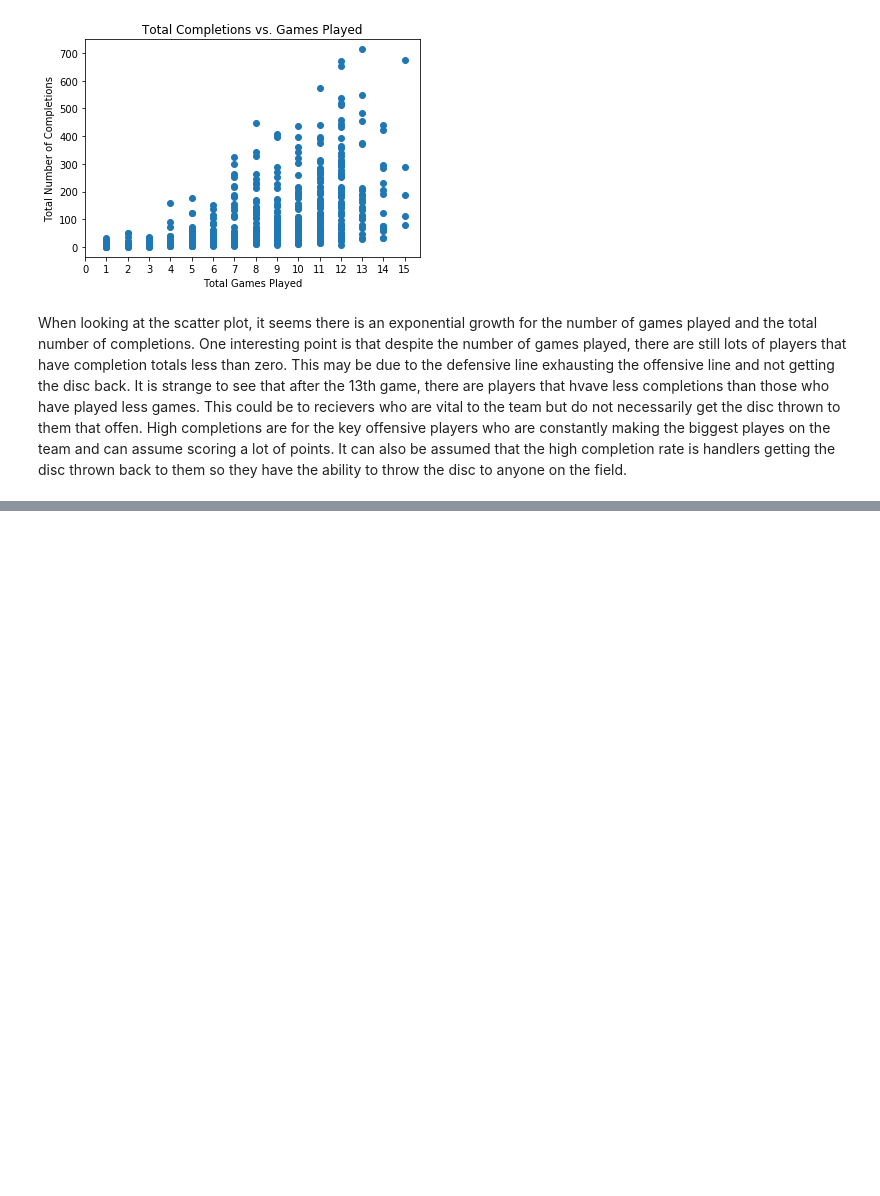
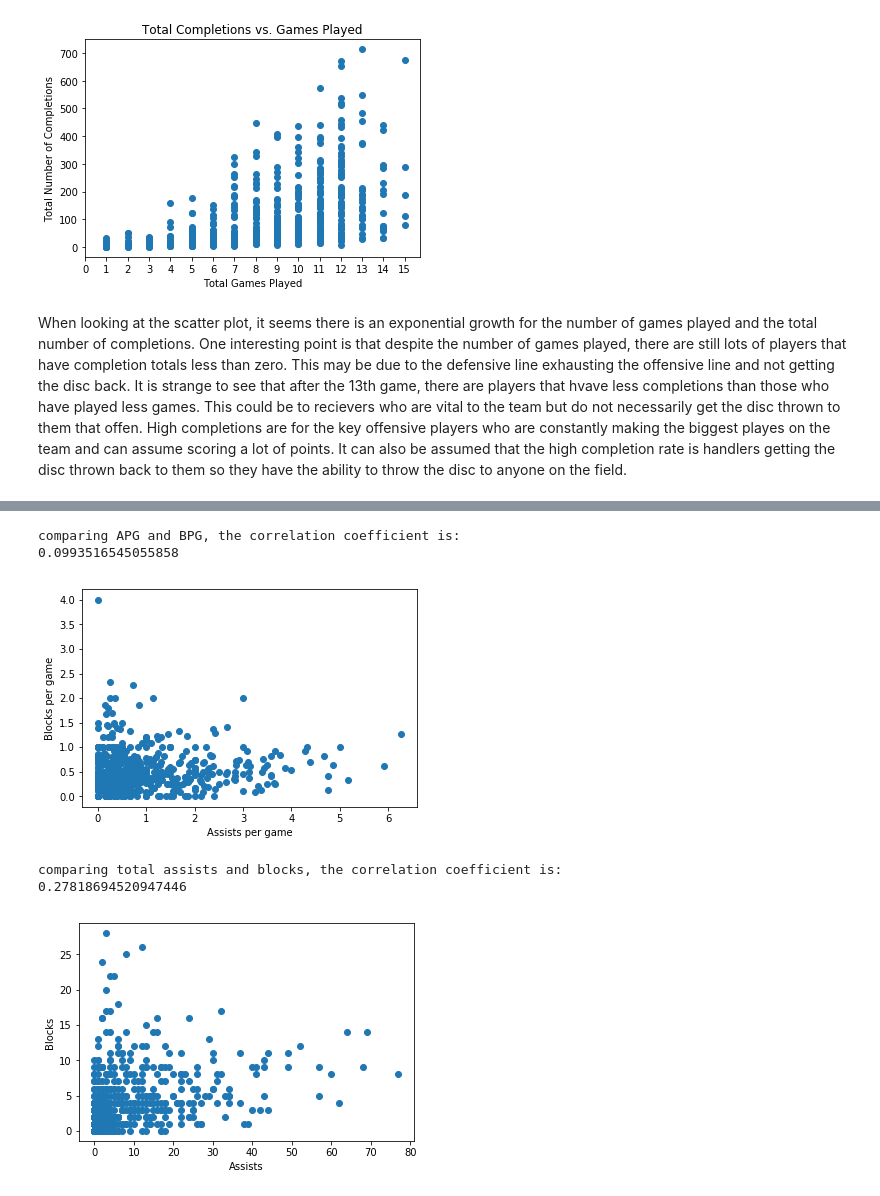
Before and after one commit to Samcfuchs/2950, a Jupyter notebook: notebooks/main.ipynb, the cells around one changed output, grey strips where cells are left out. Saved outputs shown, nothing was run; the diff lists cells and outputs as text; code cells hidden in the pictures; blank space fills up the shorter version.

```diff
--- a/notebooks/main.ipynb
+++ b/notebooks/main.ipynb
@@ -231,0 +241,20 @@ When looking at the scatter plot, it seems there is an exponential growth for th
+# %%
+print('comparing APG and BPG, the correlation coefficient is:')
+print(np.corrcoef(data['APG'], data['BPG'])[0][1])
+plt.scatter(data['APG'], data['BPG'])
+plt.xlabel('Assists per game')
+plt.ylabel('Blocks per game')
+plt.show()
+print('comparing total assists and blocks, the correlation coefficient is:')
+print(np.corrcoef(data['AST'], data['BLK'])[0][1])
+plt.scatter(data['AST'], data['BLK'])
+plt.xlabel('Assists')
+plt.ylabel('Blocks')
+plt.show()
+# %% [output]
+comparing APG and BPG, the correlation coefficient is:
+0.0993516545055858
+[figure, added]
+comparing total assists and blocks, the correlation coefficient is:
+0.27818694520947446
+[figure, added]
```
Also changed, not shown: parts of 16 cells of this notebook.
